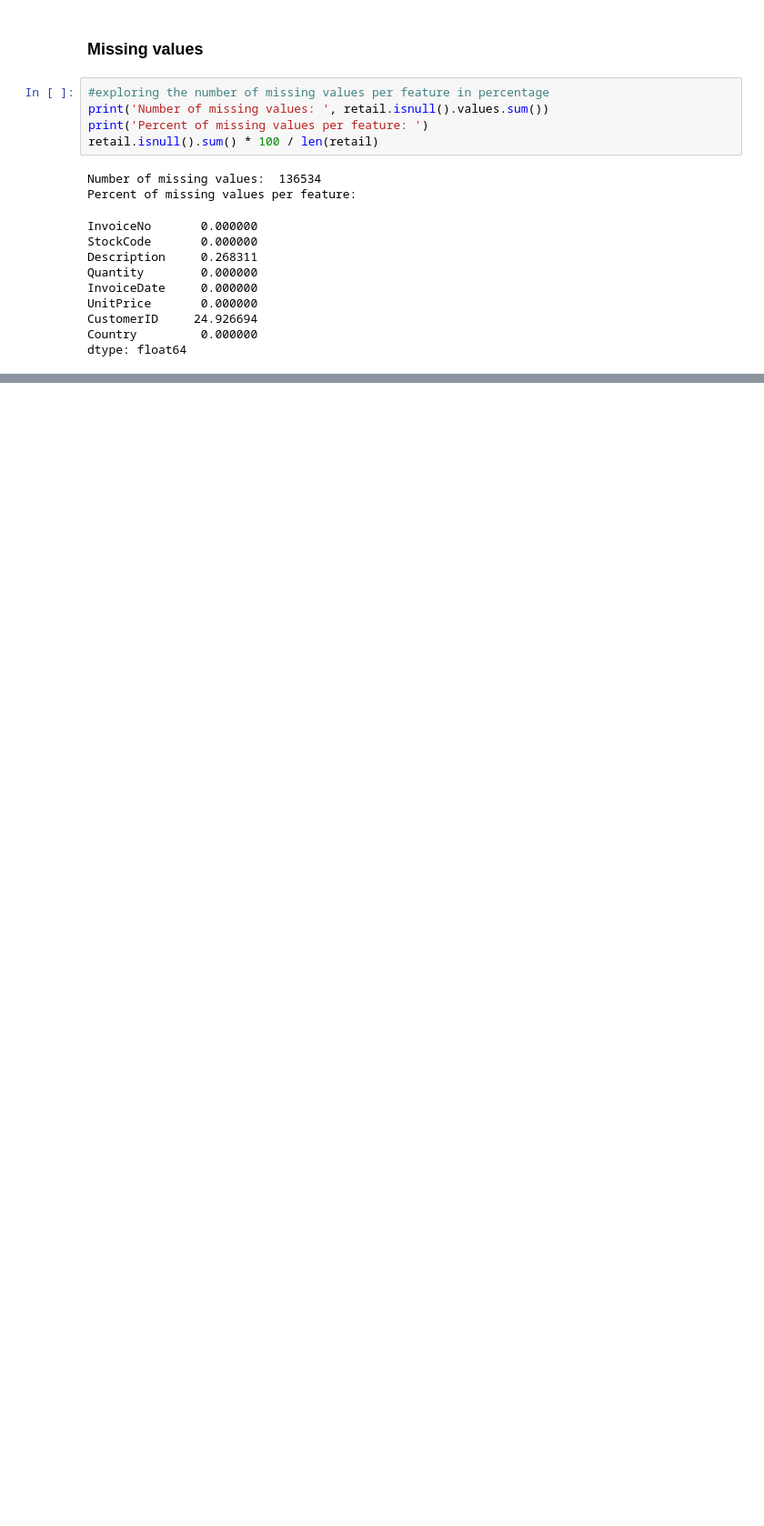
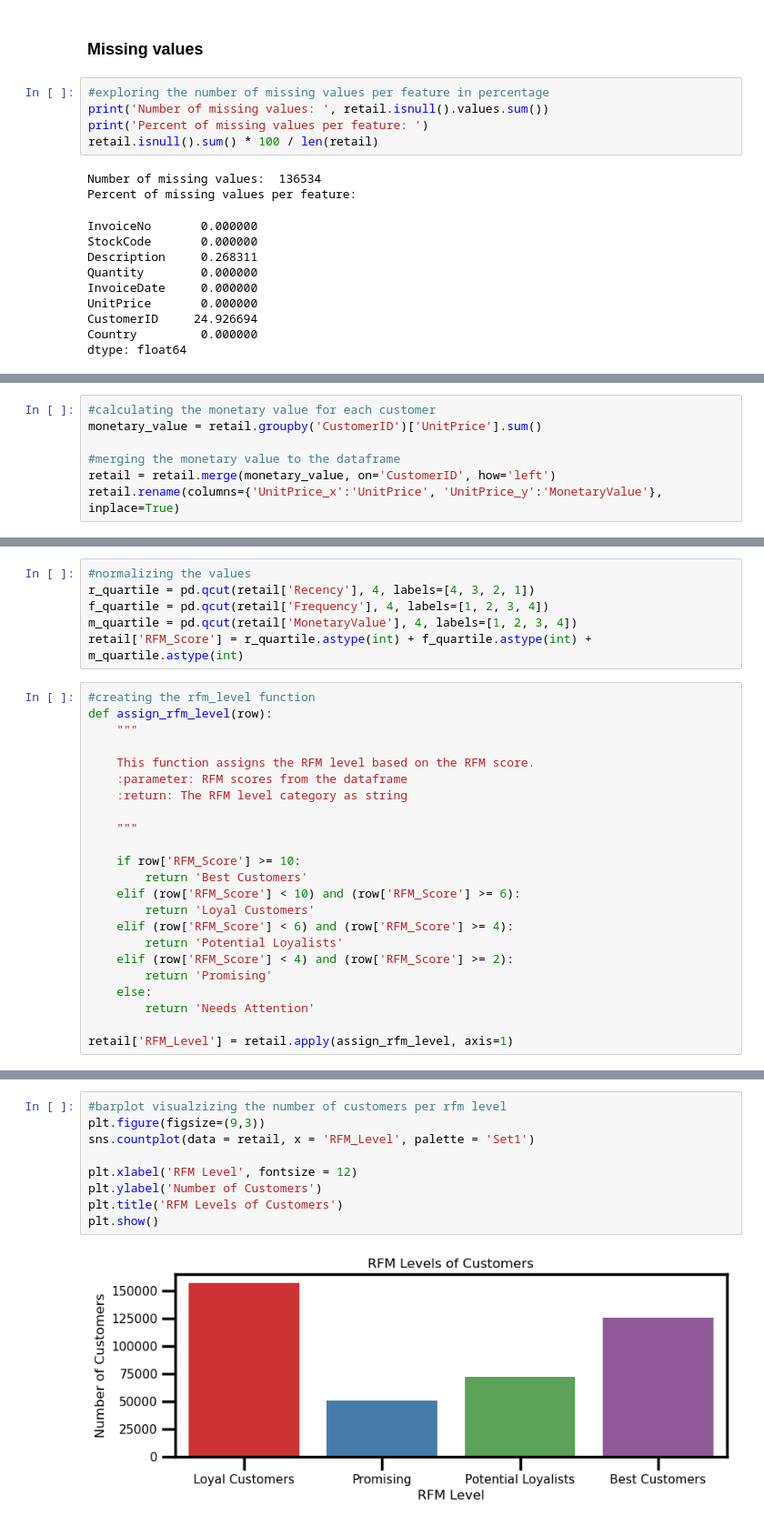
Before and after one commit to adzict/online_retail_customer_segmentation, a Jupyter notebook: Online Retail Customer Segmentation.ipynb, the cells around one changed output, grey strips where cells are left out. Shown at 91% size. Saved outputs shown, nothing was run; the diff lists cells and outputs as text; blank space fills up the shorter version.

```diff
--- a/Online Retail Customer Segmentation.ipynb
+++ b/Online Retail Customer Segmentation.ipynb
@@ -172,0 +537,7 @@ msno.matrix(retail)
+# %%
+#calculating the monetary value for each customer
+monetary_value = retail.groupby('CustomerID')['UnitPrice'].sum()
+
+#merging the monetary value to the dataframe
+retail = retail.merge(monetary_value, on='CustomerID', how='left')
+retail.rename(columns={'UnitPrice_x':'UnitPrice', 'UnitPrice_y':'MonetaryValue'}, inplace=True)
@@ -172,0 +549,29 @@ msno.matrix(retail)
+# %%
+#normalizing the values
+r_quartile = pd.qcut(retail['Recency'], 4, labels=[4, 3, 2, 1])
+f_quartile = pd.qcut(retail['Frequency'], 4, labels=[1, 2, 3, 4])
+m_quartile = pd.qcut(retail['MonetaryValue'], 4, labels=[1, 2, 3, 4])
+retail['RFM_Score'] = r_quartile.astype(int) + f_quartile.astype(int) + m_quartile.astype(int)
+# %%
+#creating the rfm_level function
+def assign_rfm_level(row):
+    """
+
+    This function assigns the RFM level based on the RFM score.
+    :parameter: RFM scores from the dataframe
+    :return: The RFM level category as string
+
+    """
+
+    if row['RFM_Score'] >= 10:
+        return 'Best Customers'
+    elif (row['RFM_Score'] < 10) and (row['RFM_Score'] >= 6):
+        return 'Loyal Customers'
+    elif (row['RFM_Score'] < 6) and (row['RFM_Score'] >= 4):
+        return 'Potential Loyalists'
+    elif (row['RFM_Score'] < 4) and (row['RFM_Score'] >= 2):
+        return 'Promising'
+    else:
+        return 'Needs Attention'
+
+retail['RFM_Level'] = retail.apply(assign_rfm_level, axis=1)
@@ -172,0 +589,11 @@ msno.matrix(retail)
+# %%
+#barplot visualzizing the number of customers per rfm level
+plt.figure(figsize=(9,3))
+sns.countplot(data = retail, x = 'RFM_Level', palette = 'Set1')
+
+plt.xlabel('RFM Level', fontsize = 12)
+plt.ylabel('Number of Customers')
+plt.title('RFM Levels of Customers')
+plt.show()
+# %% [output]
+[figure, added]
```
Also changed, not shown: parts of 65 cells of this notebook.
